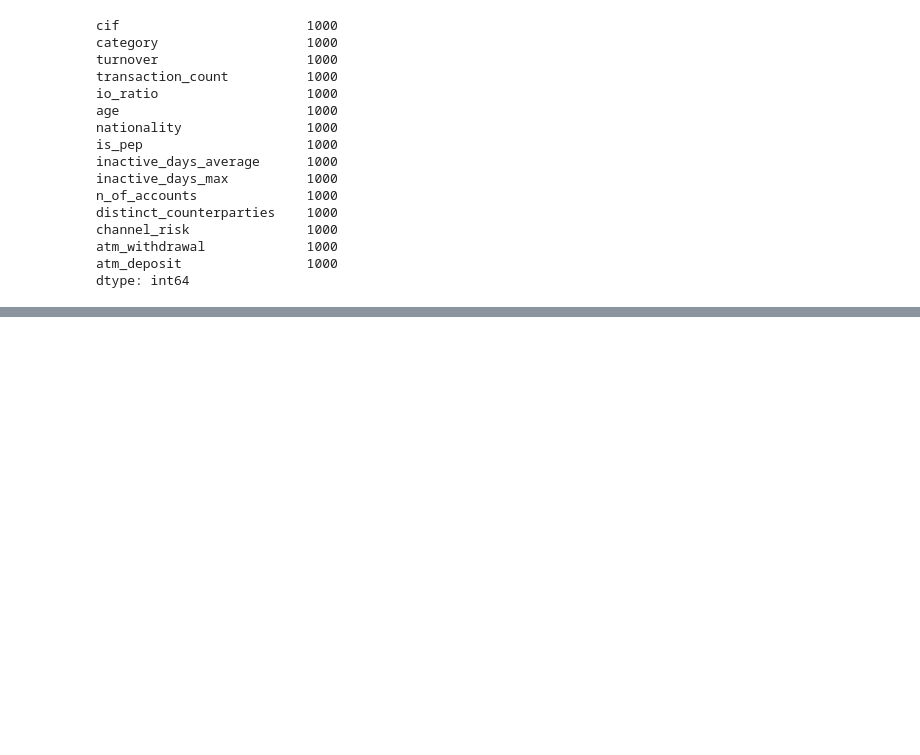
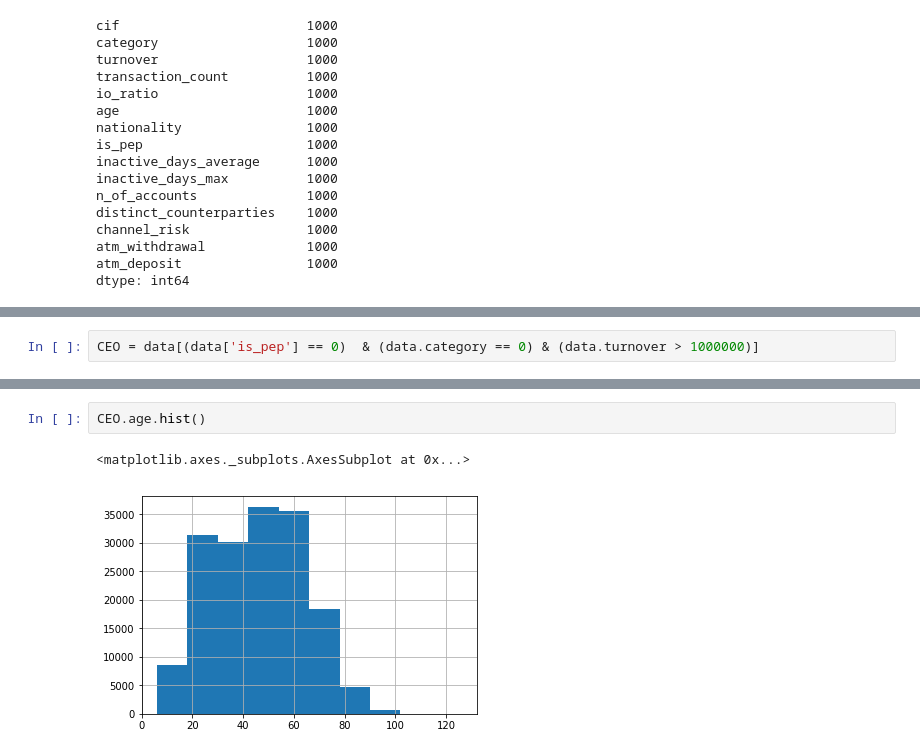
Before and after one commit to Lamiaka/hack-n-lead-2019, a Jupyter notebook: Exploration/Exploration_LK.ipynb, the cells around one changed output, grey strips where cells are left out. Drawn from its saved outputs; the diff is of its cells as text; blank space fills up the shorter version.

```diff
--- a/Exploration/Exploration_LK.ipynb
+++ b/Exploration/Exploration_LK.ipynb
@@ -149,0 +208,2 @@ dtype: int64
+# %%
+CEO = data[(data['is_pep'] == 0)  & (data.category == 0) & (data.turnover > 1000000)]
@@ -149,0 +222,5 @@ dtype: int64
+# %%
+CEO.age.hist()
+# %% [output]
+<matplotlib.axes._subplots.AxesSubplot at 0x...>
+[figure, added]
```
Also changed, not shown: parts of 13 cells of this notebook.
